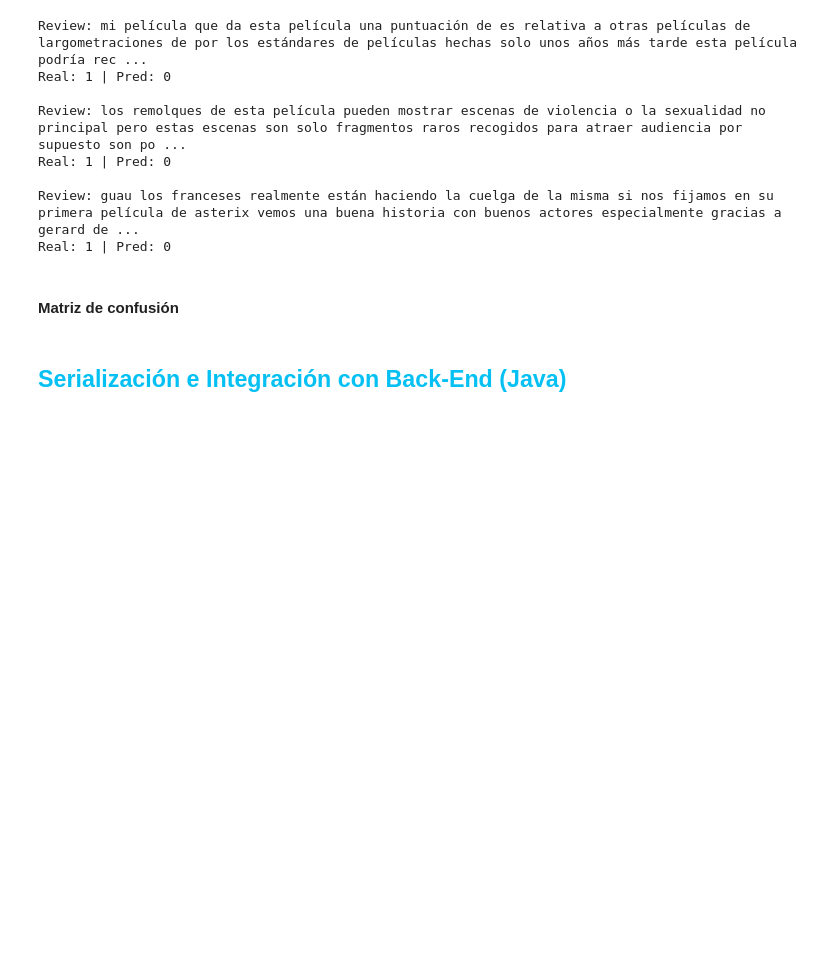
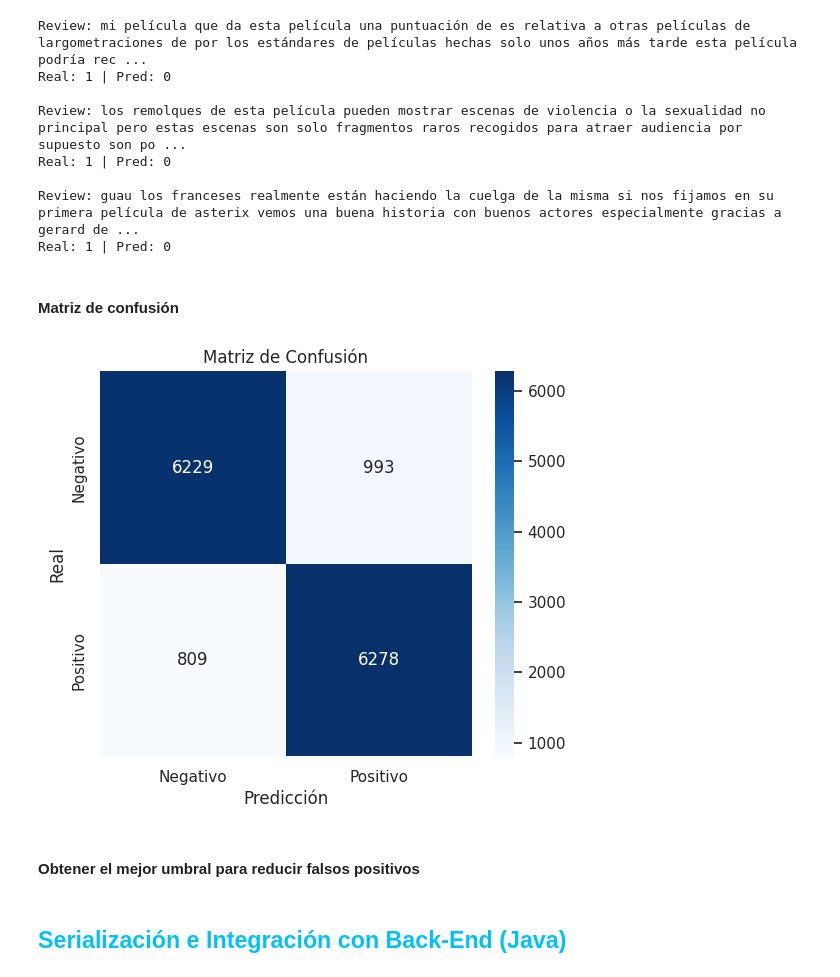
Before and after one commit to Bladimir0607/sentiment-api-equipo39, a Jupyter notebook: data_science/notebooks/Modelo_hackathon.ipynb, the cells around one changed output. Saved outputs shown, nothing was run; the diff lists cells and outputs as text; code cells hidden in the pictures; blank space fills up the shorter version.

Commit message:
Matriz de confusión

```diff
--- a/data_science/notebooks/Modelo_hackathon.ipynb
+++ b/data_science/notebooks/Modelo_hackathon.ipynb
@@ -1101,6 +1104,20 @@ Review: guau los franceses realmente están haciendo la cuelga de la misma si no
 Real: 1 | Pred: 0
 # %% [markdown]
 #### Matriz de confusión
+# %%
+cm = confusion_matrix(y_test, y_pred)
+plt.figure(figsize=(6, 5))
+sns.heatmap(cm, annot=True, fmt='d', cmap='Blues',
+            xticklabels=['Negativo', 'Positivo'],
+            yticklabels=['Negativo', 'Positivo'])
+plt.ylabel('Real')
+plt.xlabel('Predicción')
+plt.title('Matriz de Confusión')
+plt.show()
+# %% [output]
+[figure, added]
+# %% [markdown]
+#### Obtener el mejor umbral para reducir falsos positivos
 # %% [markdown]
 ## <font color=#05C0F3>**Serialización e Integración con Back-End (Java)**</font>
 # %% [markdown]
```
Also changed, not shown: parts of 1 cell of this notebook.
